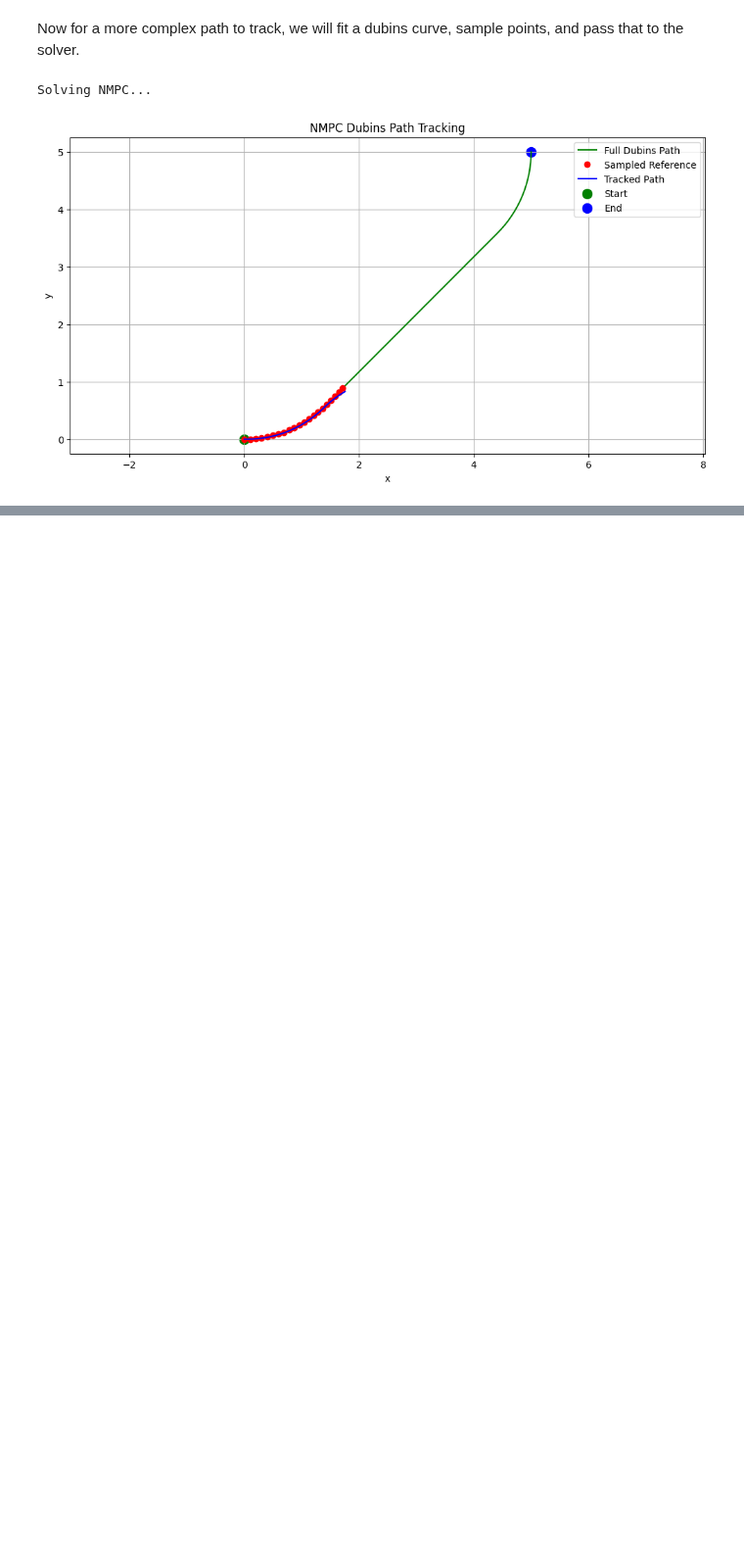
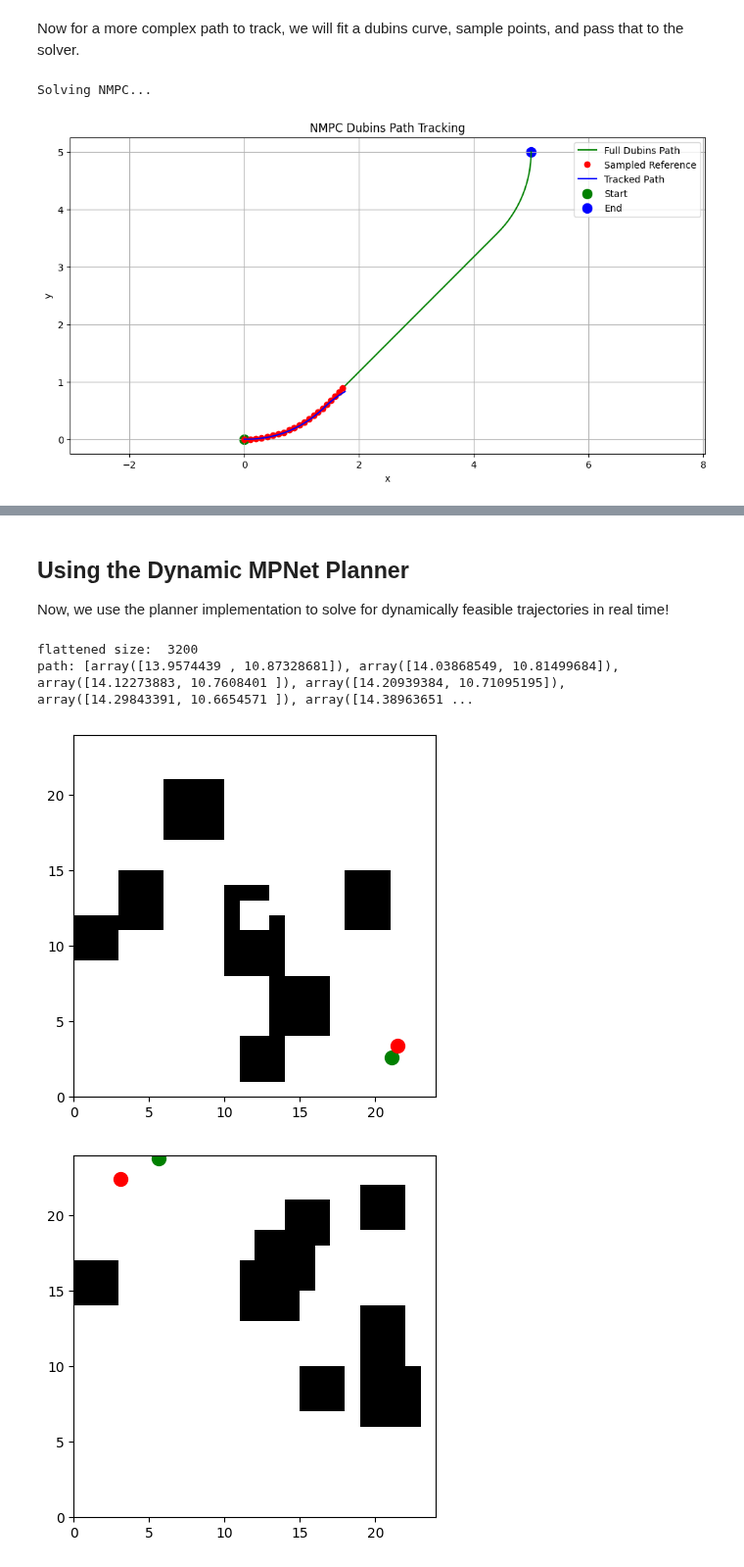
Before and after one commit to MarshallVielmetti/dynamic_mpnet, a Jupyter notebook: code/dynamic_mpnet.ipynb, the cells around one changed output, grey strips where cells are left out. Shown at 98% size. Saved outputs shown, nothing was run; the diff lists cells and outputs as text; code cells hidden in the pictures; blank space fills up the shorter version.

```diff
--- a/code/dynamic_mpnet.ipynb
+++ b/code/dynamic_mpnet.ipynb
@@ -1468,2 +1452,77 @@ Solving NMPC...
 Animation saved to nmpc_tracking.gif
 <Figure size 1000x800 with 0 Axes>
+# %% [markdown]
+## Using the Dynamic MPNet Planner
+Now, we use the planner implementation to solve for dynamically feasible trajectories in real time!
+# %%
+from dynamic_mpnet_planner import DynamicMPNetPlanner
+from occupancy_grid_generator import OccupancyGridGenerator
+from grid_environment import GridEnvironment
+
+MAP_DIM = (12, 12)
+EMBEDDING_DIM = 32
+
+# Load in the model
+model = DynamicMPNet(
+    MAP_DIM,
+    EMBEDDING_DIM,
+    debug=False
+)
+
+model_save_path = os.path.join(os.getcwd(), "models/dynamic_mpnet_multistep_trained.pth")
+model.load_state_dict(torch.load(model_save_path))
+model.eval()
+
+# Create the planner
+planner = DynamicMPNetPlanner(
+    model,
+)
+
+# Generate a random oversized map
+map_generator = OccupancyGridGenerator((24, 24), 8)
+map = map_generator.sample()
+
+# Create a grid environment object
+grid_env = GridEnvironment(map)
+
+# sample a random point in free space
+start = grid_env.random_free_space()
+goal = grid_env.random_free_space()
+
+start = np.asarray(start)
+goal = np.asarray(goal)
+
+# Make sure they are pretty close
+while np.linalg.norm(start - goal) > 6:
+    goal = grid_env.random_free_space()
+    goal = np.asarray(goal)
+
+# Solve the path
+start = np.asarray(start)
+goal = np.asarray(goal)
+path = planner.plan(grid_env, start, goal)
+
+fig, ax = plt.subplots()
+grid_env.plot(display=False)
+
+# plot the start and goal poses
+ax.scatter(start[0], start[1], color='green', s=100, marker='o', label="Start")
+ax.scatter(goal[0], goal[1], color='red', s=100, marker='o', label="Goal")
+
+if path is None:
+    print("No path found")
+else:
+    # path is a list of np (x, y, theta) arrays
+    print(f"path: {path}")
+    path = np.stack(path)
+    plt.plot(path[:, 0], path[:, 1], 'r-', linewidth=2, label="Planned Path")
+    plt.legend()
+    plt.axis('equal')
+    plt.grid(True)
+    plt.title("Dynamic MPNet Path Planning")
+    plt.show()
+# %% [output]
+flattened size:  3200
+path: [array([13.9574439 , 10.87328681]), array([14.03868549, 10.81499684]), array([14.12273883, 10.7608401 ]), array([14.20939384, 10.71095195]), array([14.29843391, 10.6654571 ]), array([14.38963651 ...
+[figure, added]
+[figure, added]
```
Also changed, not shown: parts of 5 cells of this notebook, 3 other files.
